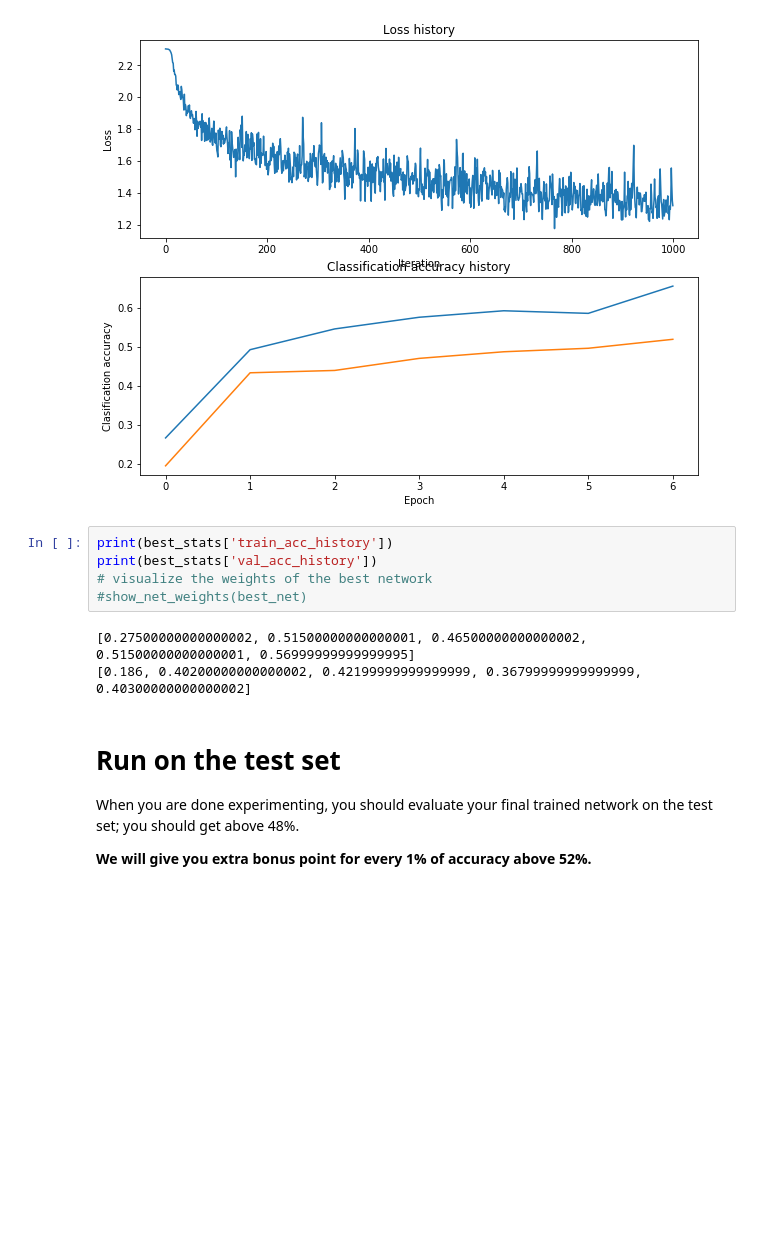
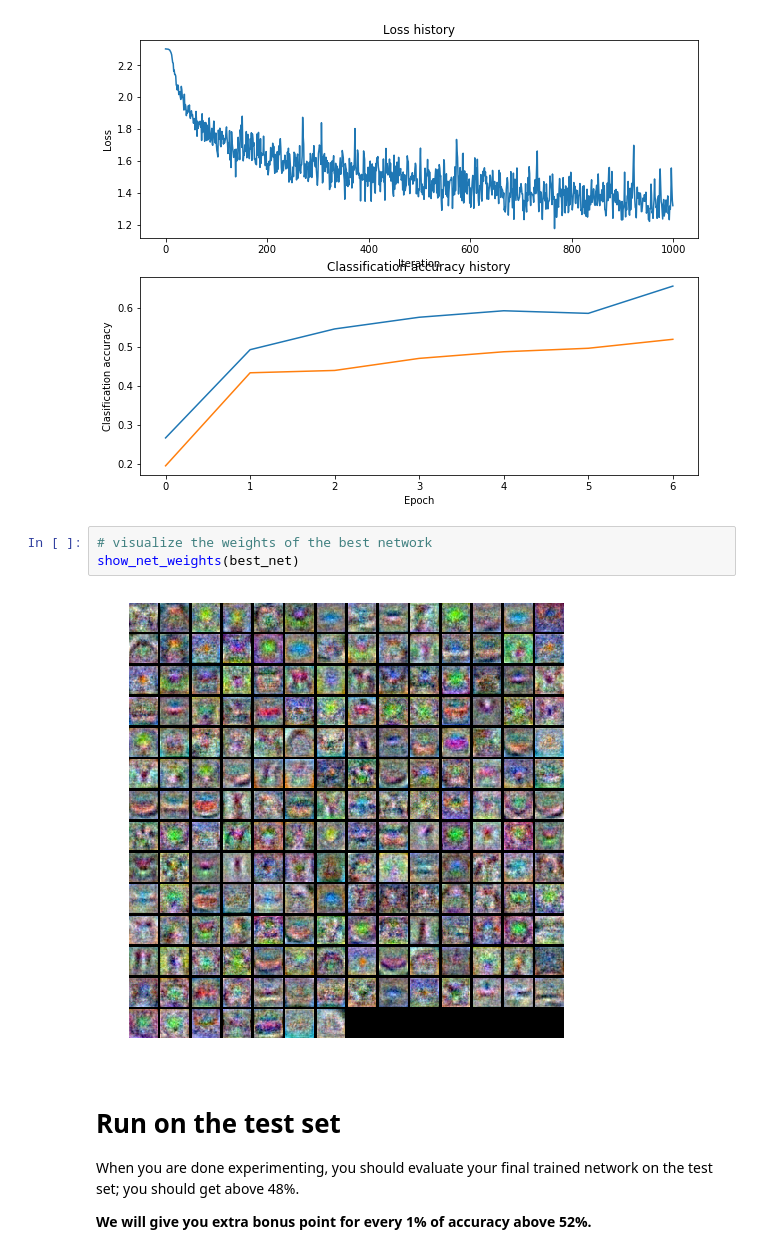
Before and after one commit to thangvubk/cs231nSolution, a Jupyter notebook: assignment1/two_layer_net.ipynb, the cells around one changed output. Cells and saved outputs as stored; diff of their text form; blank space fills up the shorter version.

```diff
--- a/assignment1/two_layer_net.ipynb
+++ b/assignment1/two_layer_net.ipynb
@@ -383,13 +383,10 @@ best validation accuracy achieved during cross-validation: 0.519000
 Test accuracy:  0.506
 [figure]
 # %%
-print(best_stats['train_acc_history'])
-print(best_stats['val_acc_history'])
 # visualize the weights of the best network
-#show_net_weights(best_net)
+show_net_weights(best_net)
 # %% [output]
-[0.27500000000000002, 0.51500000000000001, 0.46500000000000002, 0.51500000000000001, 0.56999999999999995]
-[0.186, 0.40200000000000002, 0.42199999999999999, 0.36799999999999999, 0.40300000000000002]
+[figure, added]
 # %% [markdown]
 # Run on the test set
 When you are done experimenting, you should evaluate your final trained network on the test set; you should get above 48%.
```
Also changed, not shown: 1 other file.
